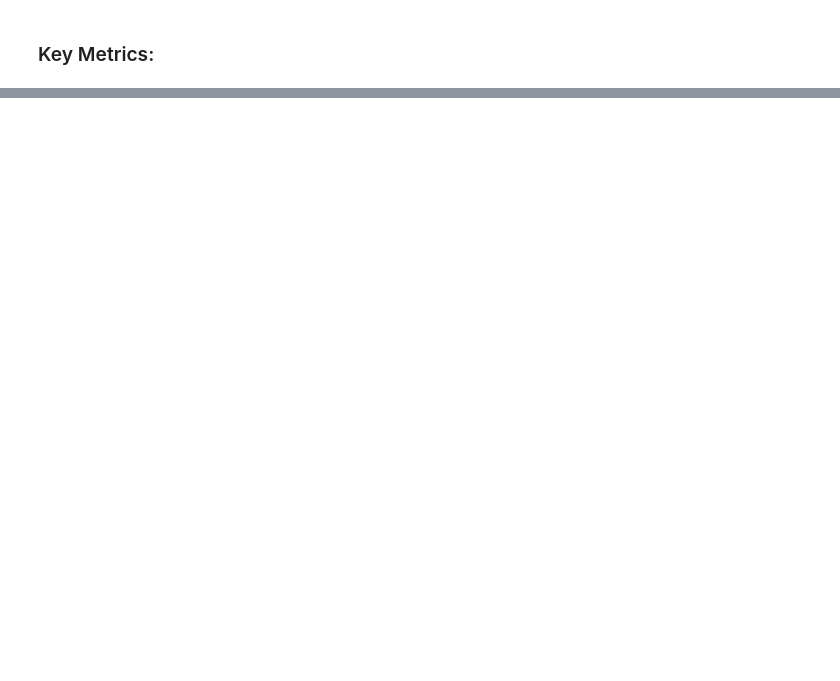
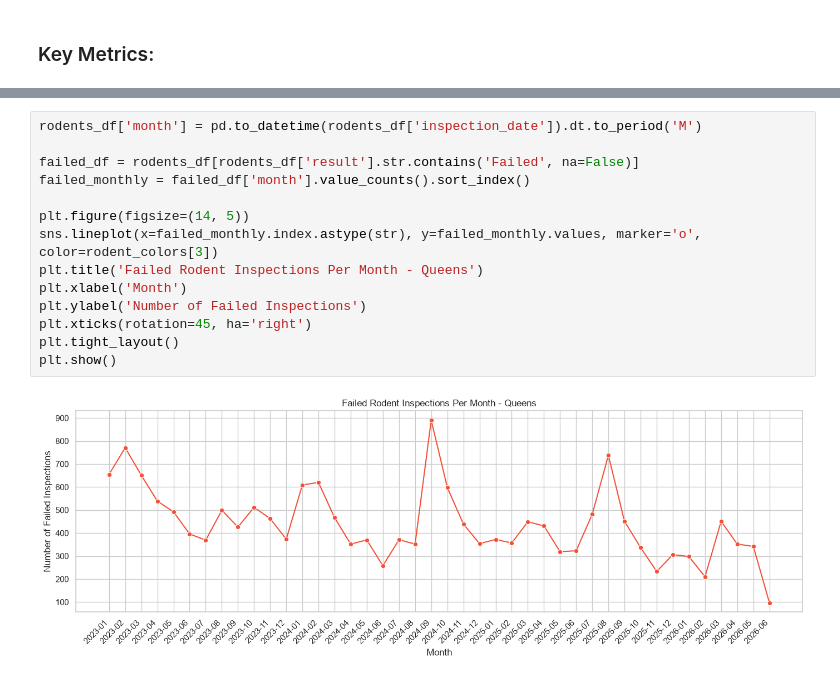
Before and after one commit to ac11599/nyc-restaurant-inspections, a Jupyter notebook: NYC-restaurant-inspections.ipynb, the cells around one changed output, grey strips where cells are left out. Saved outputs shown, nothing was run; the diff lists cells and outputs as text; blank space fills up the shorter version.

```diff
--- a/NYC-restaurant-inspections.ipynb
+++ b/NYC-restaurant-inspections.ipynb
@@ -178,0 +287,16 @@ Passing `palette` without assigning `hue` is deprecated and will be removed in v
+# %%
+rodents_df['month'] = pd.to_datetime(rodents_df['inspection_date']).dt.to_period('M')
+
+failed_df = rodents_df[rodents_df['result'].str.contains('Failed', na=False)]
+failed_monthly = failed_df['month'].value_counts().sort_index()
+
+plt.figure(figsize=(14, 5))
+sns.lineplot(x=failed_monthly.index.astype(str), y=failed_monthly.values, marker='o', color=rodent_colors[3])
+plt.title('Failed Rodent Inspections Per Month - Queens')
+plt.xlabel('Month')
+plt.ylabel('Number of Failed Inspections')
+plt.xticks(rotation=45, ha='right')
+plt.tight_layout()
+plt.show()
+# %% [output]
+[figure, added]
```
Also changed, not shown: parts of 28 cells of this notebook.
